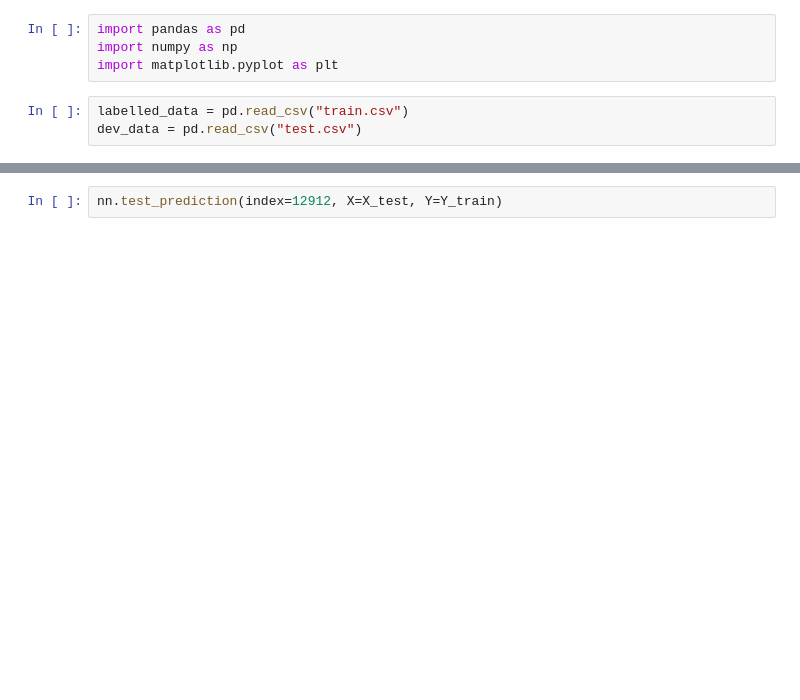
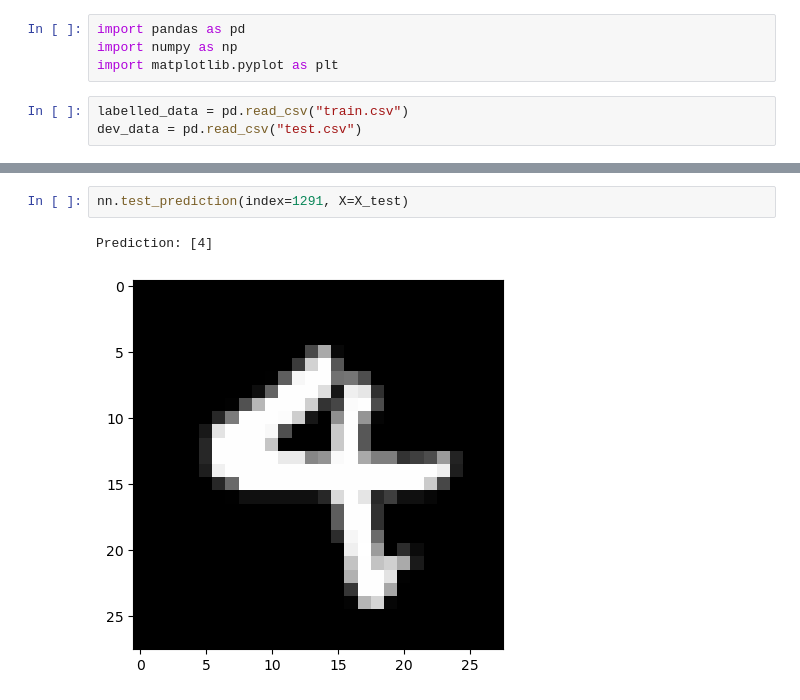
Before and after one commit to Mwauracollins/np_mnist_digits, a Jupyter notebook: digit_recognizer.ipynb, the cells around one changed output, grey strips where cells are left out. Cells and saved outputs as stored; diff of their text form; blank space fills up the shorter version.

```diff
--- a/digit_recognizer.ipynb
+++ b/digit_recognizer.ipynb
@@ -257,3 +253,6 @@ Accuracy: 0.8958222222222222
 # %%
-nn.test_prediction(index=12912, X=X_test, Y=Y_train)
+nn.test_prediction(index=1291, X=X_test)
+# %% [output]
+Prediction: [4]
+[figure, added]
 # %%
```
Also changed, not shown: parts of 4 cells of this notebook.
